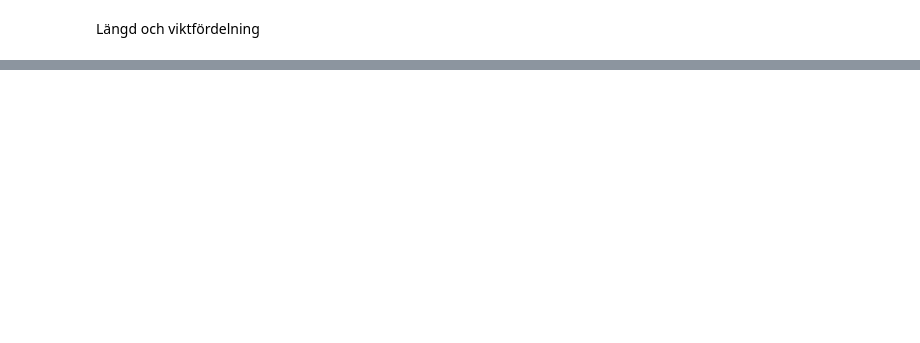
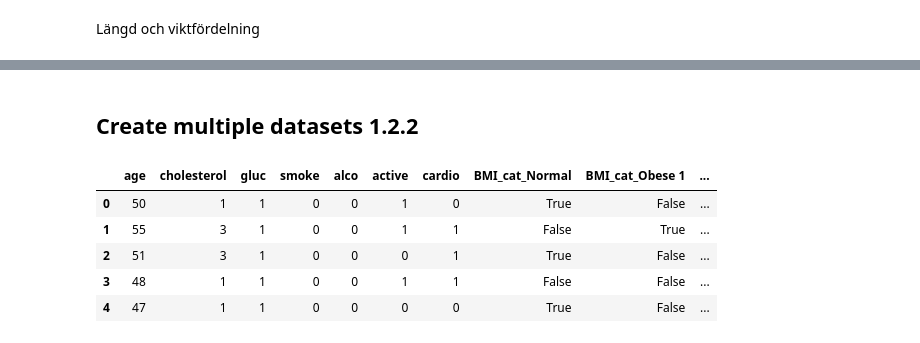
Before and after one commit to Crudeerz/ML-Rasmus-Berghall, a Jupyter notebook: Laboration/code/ml_report.ipynb, the cells around one changed output, grey strips where cells are left out. Cells and saved outputs as stored; diff of their text form; code cells hidden in the pictures; blank space fills up the shorter version.

Commit message:
starting ml models on lab

```diff
--- a/Laboration/code/ml_report.ipynb
+++ b/Laboration/code/ml_report.ipynb
@@ -103,0 +101,20 @@ array([17.8, 17.3, 17.6, 18.1, 16.7, 17.9, 18.4, 17.2, 16.2, 15.4, 15.6,
+# %% [markdown]
+## Create multiple datasets 1.2.2
+# %%
+from sklearn.model_selection import train_test_split
+
+# Preparing different dataframes for algorithms
+df1 = df.drop(columns=["ap_hi", "ap_lo", "height", "weight", "BMI"], axis="columns") # df with categorical features
+df2 = df.drop(columns=["BMI_cat", "BP_cat", "height", "weight"], axis="columns") # df without categorical features
+df1 = pd.get_dummies(data=df1, columns=["BMI_cat", "BP_cat", "gender"])
+df2 = pd.get_dummies(data=df2, columns=["gender"])
+
+X, y = df1.drop(columns="cardio", axis="columns"), df1["cardio"]
+X_train, X_test, y_train, y_test = train_test_split(X, y, test_size=0.5, random_state=98)
+# %% [output]
+|  | age | cholesterol | gluc | smoke | alco | active | cardio | BMI_cat_Normal | BMI_cat_Obese 1 | ... |
+| 0 | 50 | 1 | 1 | 0 | 0 | 1 | 0 | True | False | ... |
+| 1 | 55 | 3 | 1 | 0 | 0 | 1 | 1 | False | True | ... |
+| 2 | 51 | 3 | 1 | 0 | 0 | 0 | 1 | True | False | ... |
+| 3 | 48 | 1 | 1 | 0 | 0 | 1 | 1 | False | False | ... |
+| 4 | 47 | 1 | 1 | 0 | 0 | 0 | 0 | True | False | ... |
```
Also changed, not shown: parts of 15 cells of this notebook, 9 other files.
